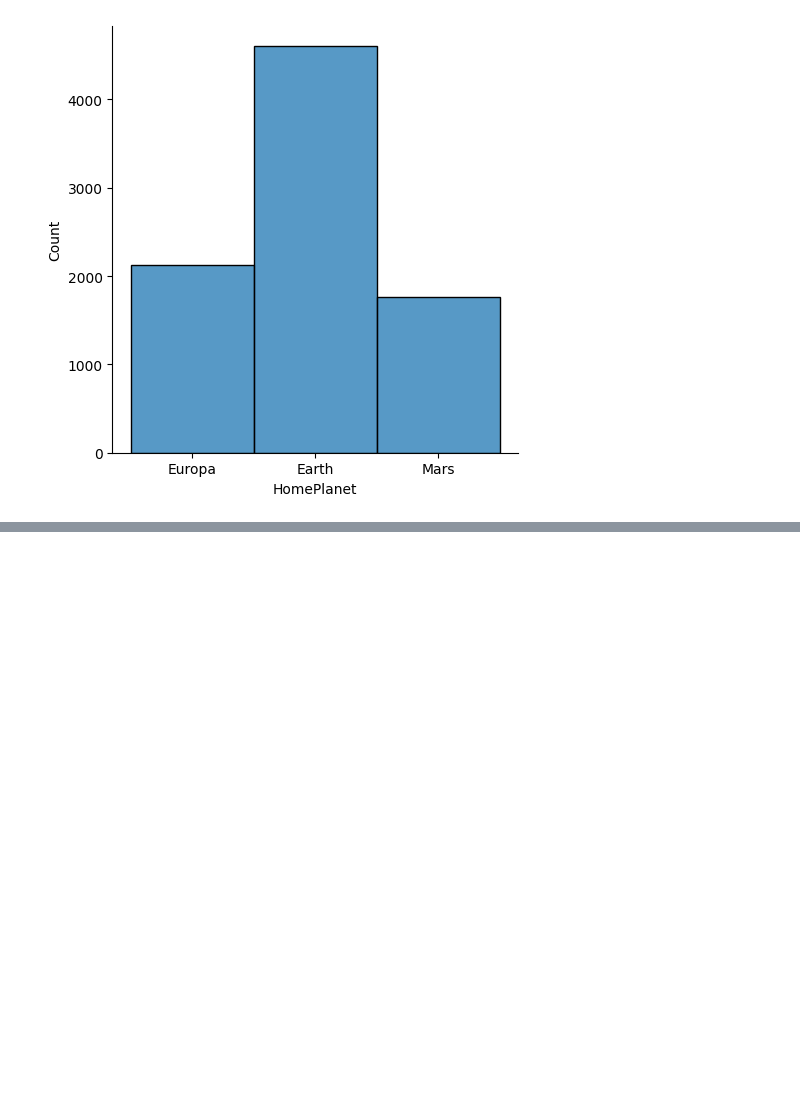
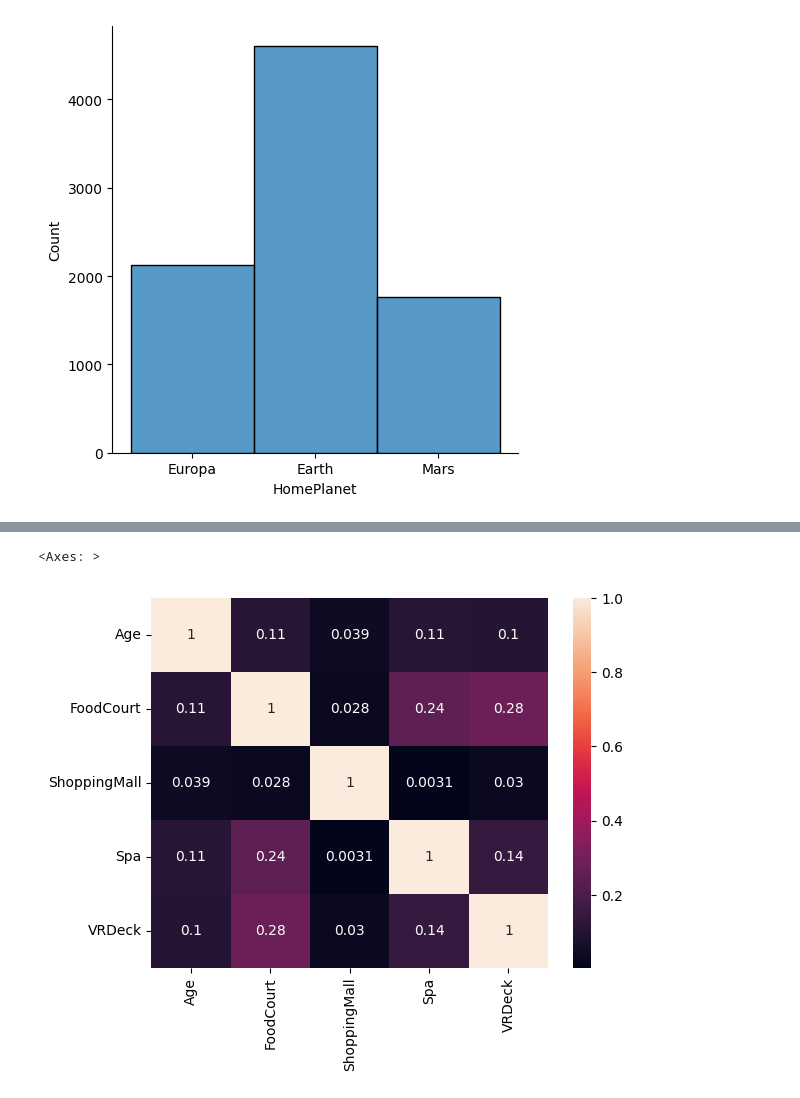
Before and after one commit to 7PAM2015-0105-2023-Team1/kaggle_challenge_team_1, a Jupyter notebook: Kaggle_Challenge_Team_1.ipynb, the cells around one changed output, grey strips where cells are left out. Cells and saved outputs as stored; diff of their text form; code cells hidden in the pictures; blank space fills up the shorter version.

```diff
--- a/Kaggle_Challenge_Team_1.ipynb
+++ b/Kaggle_Challenge_Team_1.ipynb
@@ -119,0 +236,3 @@ test_data.isnull().sum()
+# %%
+dropfile = test_data.drop(['CryoSleep', 'Cabin' , 'Destination' , 'Name' , 'VIP' ], axis = 1)
+dropfile.head()
@@ -119,0 +246,7 @@ test_data.isnull().sum()
+# %%
+# explaining the corelation matrix
+corelation = dropfile.corr(numeric_only=True)
+sns.heatmap(corelation, xticklabels=corelation.columns, yticklabels=corelation.columns, annot=True)
+# %% [output]
+<Axes: >
+[figure, added]
```
Also changed, not shown: parts of 22 cells of this notebook.
